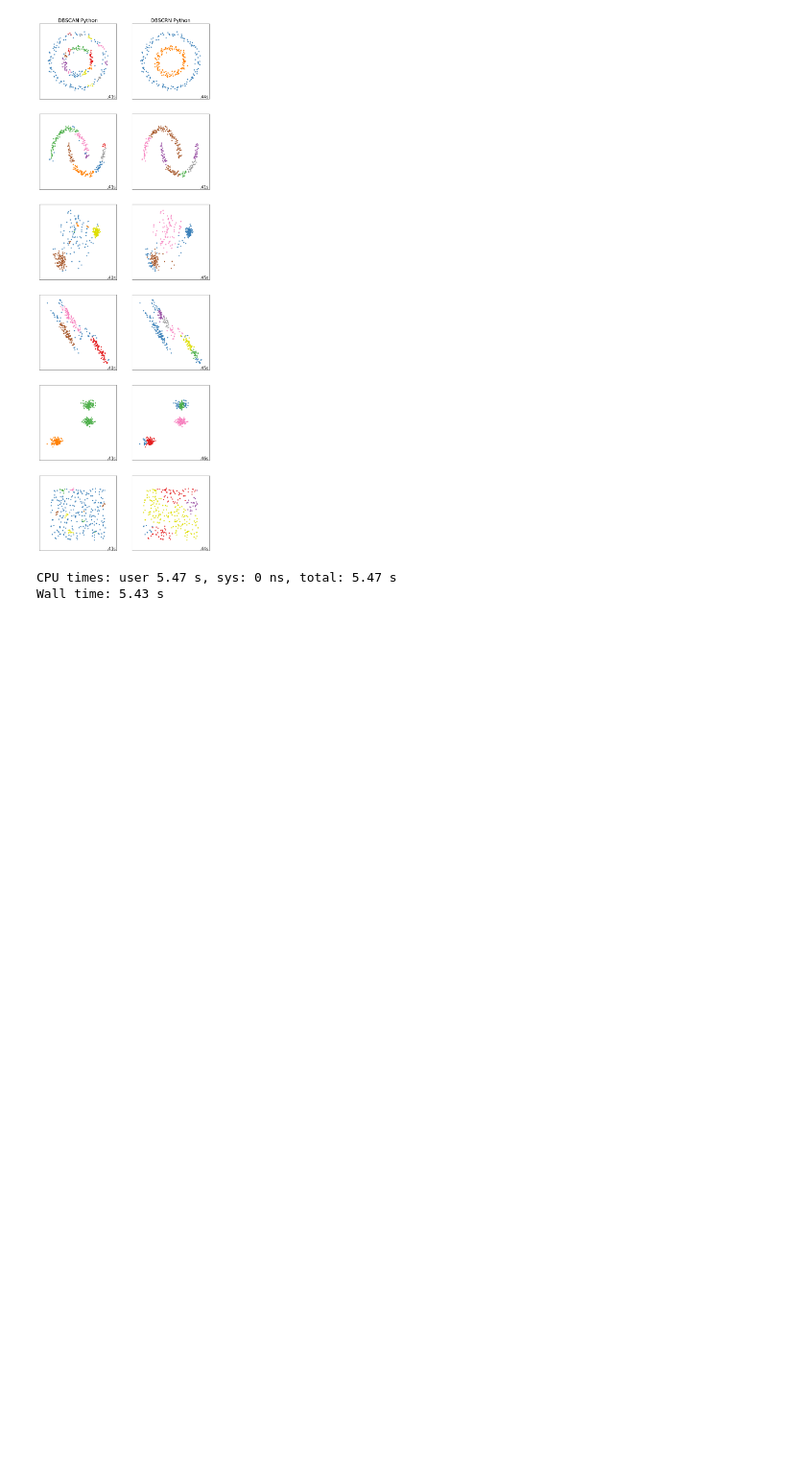
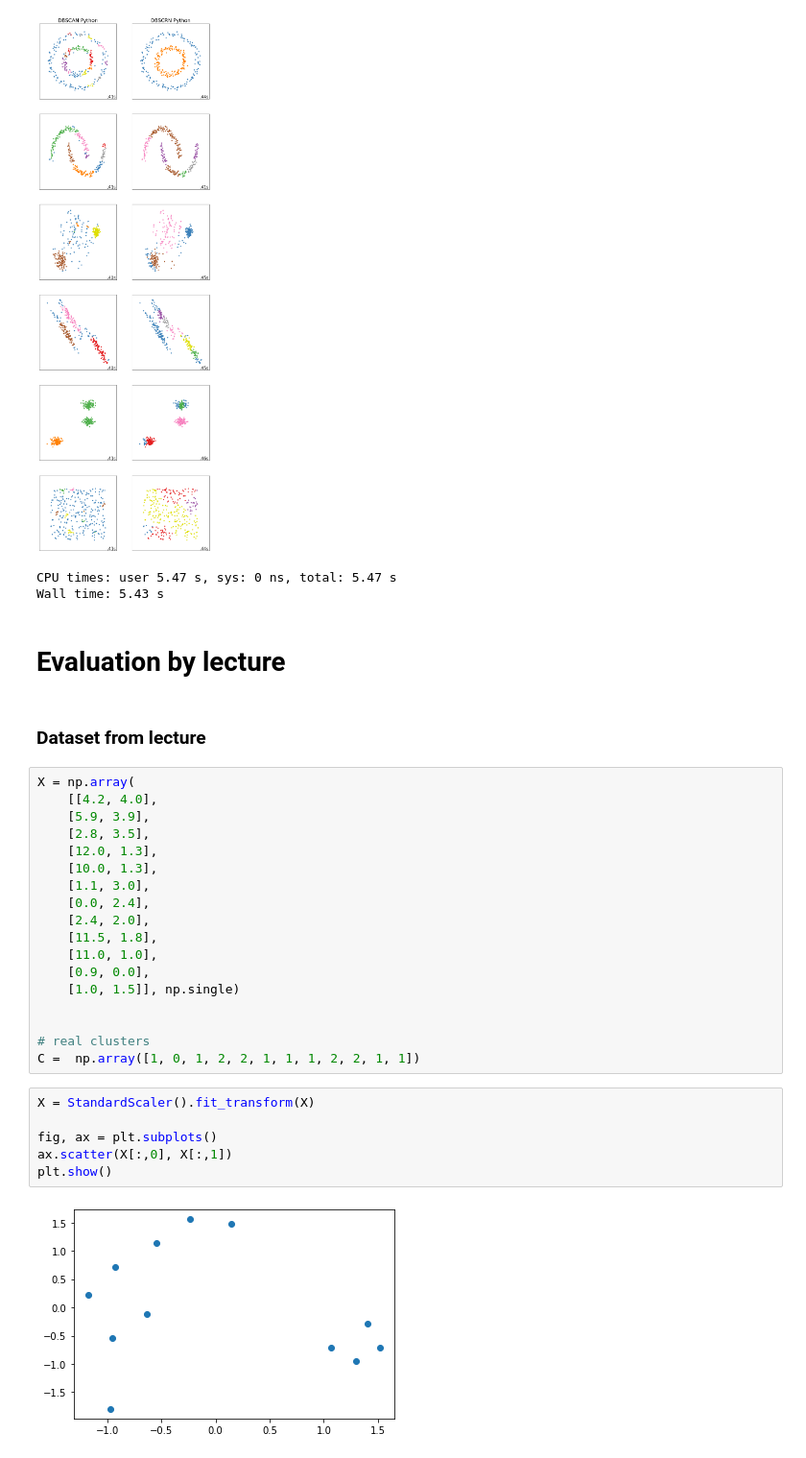
Before and after one commit to arek544/DBSCAN, a Jupyter notebook: dbscan_vs_dbscrn.ipynb, the cells around one changed output. Shown at 96% size. Cells and saved outputs as stored; diff of their text form; blank space fills up the shorter version.

Commit message:
clustering measures

```diff
--- a/dbscan_vs_dbscrn.ipynb
+++ b/dbscan_vs_dbscrn.ipynb
@@ -526,3 +593,33 @@ plt.show()
 [figure]
 CPU times: user 5.47 s, sys: 0 ns, total: 5.47 s
 Wall time: 5.43 s
+# %% [markdown]
+# Evaluation by lecture
+# %% [markdown]
+### Dataset from lecture
+# %%
+X = np.array(
+    [[4.2, 4.0],
+    [5.9, 3.9],
+    [2.8, 3.5],
+    [12.0, 1.3],
+    [10.0, 1.3],
+    [1.1, 3.0],
+    [0.0, 2.4],
+    [2.4, 2.0],
+    [11.5, 1.8],
+    [11.0, 1.0],
+    [0.9, 0.0],
+    [1.0, 1.5]], np.single)
+
+
+# real clusters
+C =  np.array([1, 0, 1, 2, 2, 1, 1, 1, 2, 2, 1, 1])
+# %%
+X = StandardScaler().fit_transform(X)
+
+fig, ax = plt.subplots()
+ax.scatter(X[:,0], X[:,1])
+plt.show()
+# %% [output]
+[figure, added]
```
Also changed, not shown: parts of 37 cells of this notebook.
